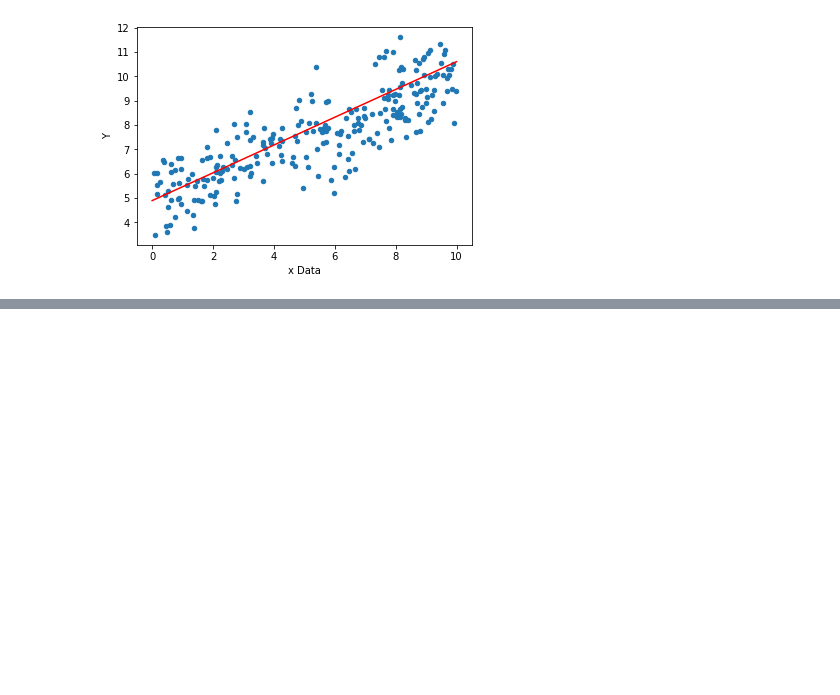
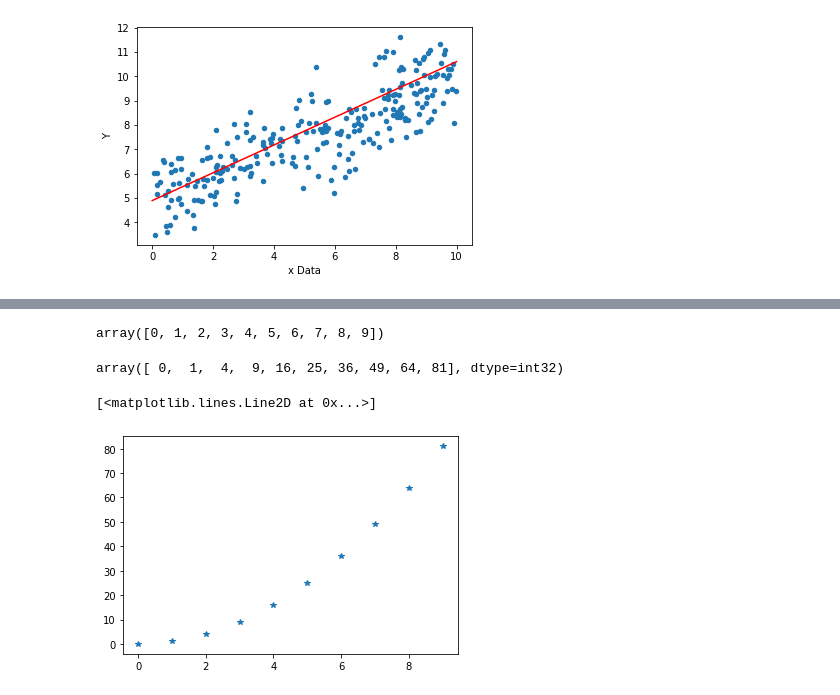
Before and after one commit to tyadav/tensor, a Jupyter notebook: Tensor_jose2.ipynb, the cells around one changed output, grey strips where cells are left out. Cells and saved outputs as stored; diff of their text form; code cells hidden in the pictures; blank space fills up the shorter version.

```diff
--- a/Tensor_jose2.ipynb
+++ b/Tensor_jose2.ipynb
@@ -110,0 +196,17 @@ plt.plot(x_data,y_hat,'r')
+# %%
+x = np.arange(0,10)
+# %%
+x
+# %% [output]
+array([0, 1, 2, 3, 4, 5, 6, 7, 8, 9])
+# %%
+y = x **2
+# %%
+y
+# %% [output]
+array([ 0,  1,  4,  9, 16, 25, 36, 49, 64, 81], dtype=int32)
+# %%
+plt.plot(x,y,"*")
+# %% [output]
+[<matplotlib.lines.Line2D at 0x...>]
+[figure, added]
```
Also changed, not shown: parts of 18 cells of this notebook.
